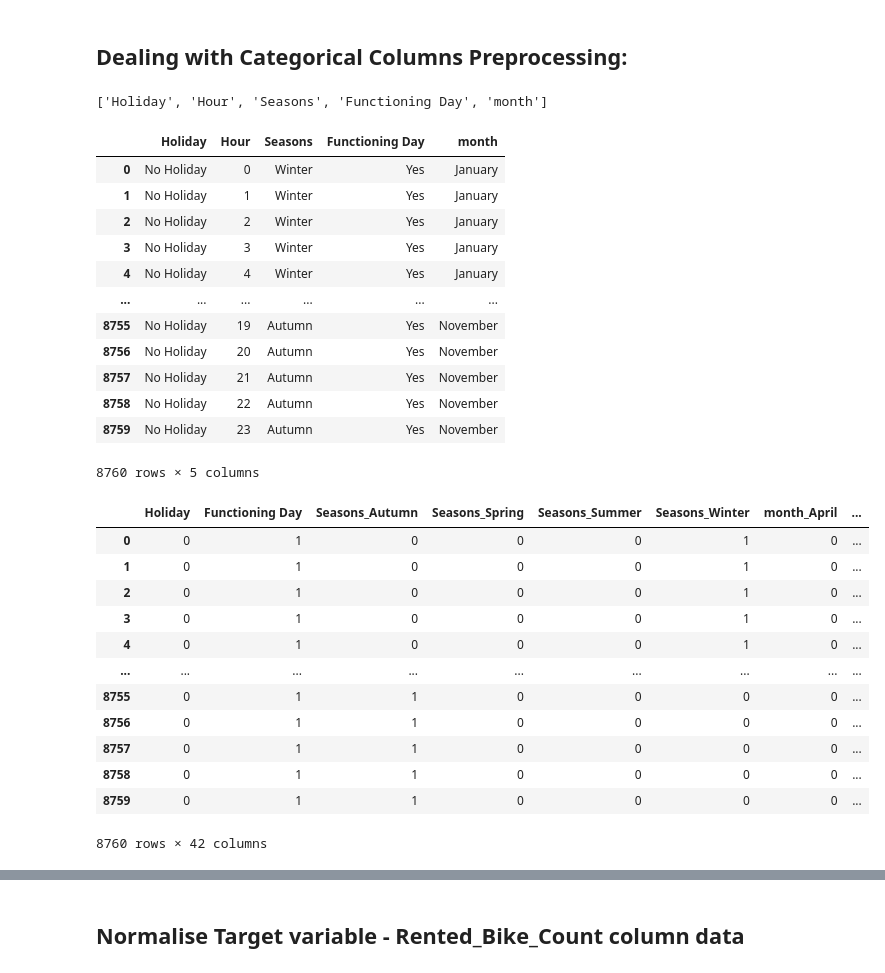
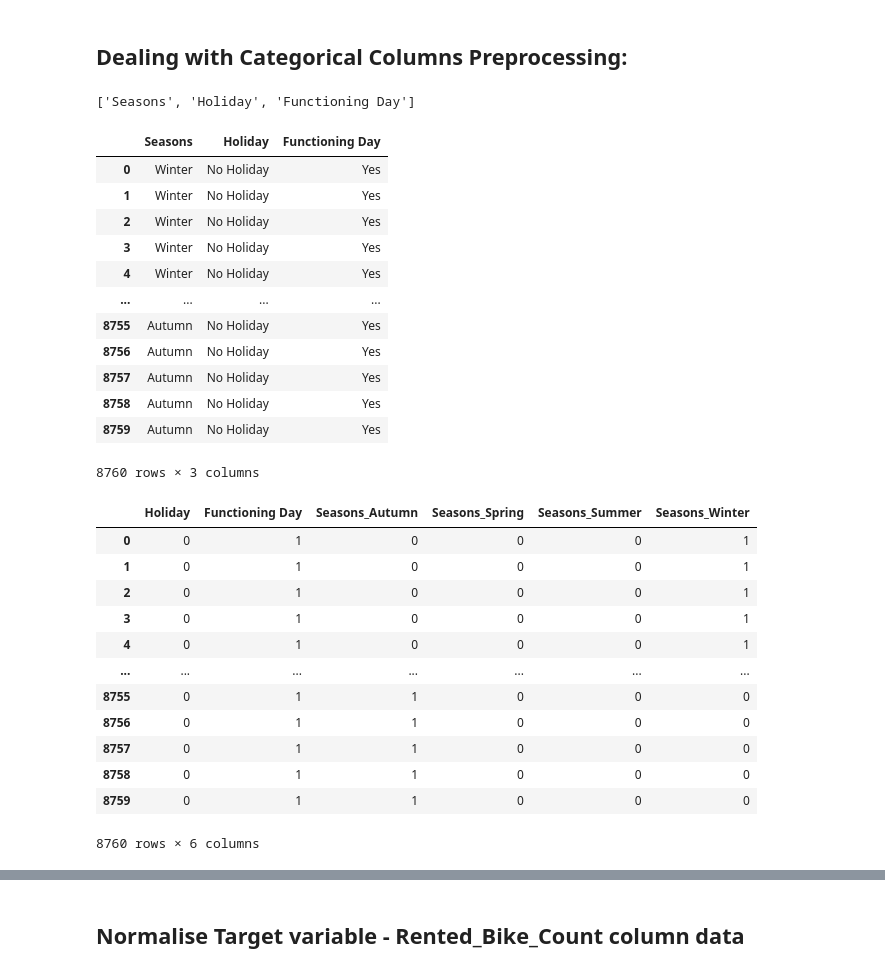
Before and after one commit to Rajakumaran-S/Seoul_Bike_Sharing_Demand_Prediction-_Capstone_Project-II, a Jupyter notebook: Raja_Bike_Sharing_Demand_Prediction_Capstone_Project_II.ipynb, the cells around one changed output, grey strips where cells are left out. Drawn from its saved outputs; the diff is of its cells as text; code cells hidden in the pictures.

```diff
--- a/Raja_Bike_Sharing_Demand_Prediction_Capstone_Project_II.ipynb
+++ b/Raja_Bike_Sharing_Demand_Prediction_Capstone_Project_II.ipynb
@@ -203,11 +199,11 @@ df["year"] = df['Date'].map(lambda x: x.year).astype('object')    # extract year
 # %%
 #creating a new column of "weekdays_weekend" and drop the column "Date","day","year"
 df['weekdays_weekend']=df['day_of_week'].apply(lambda x : 1 if x=='Saturday' or x=='Sunday' else 0 )
-df=df.drop(columns=['Date','year'],axis=1)
+df=df.drop(columns=['Date','year','month'],axis=1)
 # %%
 # convert Hour,month, column integer to Categorical
-df['Hour']=df['Hour'].astype('object')
-df['month']=df['month'].astype('object')
+# df['Hour']=df['Hour'].astype('object')
+# df['month']=df['month'].astype('object')
 df['weekdays_weekend']=df['weekdays_weekend'].astype('object')
 # %%
 # Finally Check Info of data:
@@ -478,25 +475,25 @@ num_col_df
 cat_col_list=list(set(df.describe(include=['object']).columns.to_list())-{'day_of_week','temp_range','weekdays_weekend'})
 cat_col_list
 # %% [output]
-['Holiday', 'Hour', 'Seasons', 'Functioning Day', 'month']
+['Seasons', 'Holiday', 'Functioning Day']
 # %%
 # Categorical Columns Dataset
 new_cat_col=df[cat_col_list]
 new_cat_col
 # %% [output]
-|  | Holiday | Hour | Seasons | Functioning Day | month |
-| 0 | No Holiday | 0 | Winter | Yes | January |
-| 1 | No Holiday | 1 | Winter | Yes | January |
-| 2 | No Holiday | 2 | Winter | Yes | January |
-| 3 | No Holiday | 3 | Winter | Yes | January |
-| 4 | No Holiday | 4 | Winter | Yes | January |
-| ... | ... | ... | ... | ... | ... |
-| 8755 | No Holiday | 19 | Autumn | Yes | November |
-| 8756 | No Holiday | 20 | Autumn | Yes | November |
-| 8757 | No Holiday | 21 | Autumn | Yes | November |
-| 8758 | No Holiday | 22 | Autumn | Yes | November |
-| 8759 | No Holiday | 23 | Autumn | Yes | November |
+|  | Seasons | Holiday | Functioning Day |
+| 0 | Winter | No Holiday | Yes |
+| 1 | Winter | No Holiday | Yes |
+| 2 | Winter | No Holiday | Yes |
+| 3 | Winter | No Holiday | Yes |
+| 4 | Winter | No Holiday | Yes |
+| ... | ... | ... | ... |
+| 8755 | Autumn | No Holiday | Yes |
+| 8756 | Autumn | No Holiday | Yes |
+| 8757 | Autumn | No Holiday | Yes |
+| 8758 | Autumn | No Holiday | Yes |
+| 8759 | Autumn | No Holiday | Yes |
-8760 rows × 5 columns
+8760 rows × 3 columns
 # %%
 # Data encoding with Numerical Value
 encoders_nums = {"Holiday":{"Holiday":1,"No Holiday":0},
@@ -505,22 +502,22 @@ encoders_nums = {"Holiday":{"Holiday":1,"No Holiday":0},
 new_cat_col = new_cat_col.replace(encoders_nums)
 # %%
 # Hot Encoding remainging Categorical Feature:
-cat_col_df= pd.get_dummies(new_cat_col, columns=["Seasons",'month','Hour'])
+cat_col_df= pd.get_dummies(new_cat_col, columns=["Seasons"])
 cat_col_df
 # %% [output]
-|  | Holiday | Functioning Day | Seasons_Autumn | Seasons_Spring | Seasons_Summer | Seasons_Winter | month_April | ... |
-| 0 | 0 | 1 | 0 | 0 | 0 | 1 | 0 | ... |
-| 1 | 0 | 1 | 0 | 0 | 0 | 1 | 0 | ... |
-| 2 | 0 | 1 | 0 | 0 | 0 | 1 | 0 | ... |
-| 3 | 0 | 1 | 0 | 0 | 0 | 1 | 0 | ... |
-| 4 | 0 | 1 | 0 | 0 | 0 | 1 | 0 | ... |
-| ... | ... | ... | ... | ... | ... | ... | ... | ... |
-| 8755 | 0 | 1 | 1 | 0 | 0 | 0 | 0 | ... |
-| 8756 | 0 | 1 | 1 | 0 | 0 | 0 | 0 | ... |
-| 8757 | 0 | 1 | 1 | 0 | 0 | 0 | 0 | ... |
-| 8758 | 0 | 1 | 1 | 0 | 0 | 0 | 0 | ... |
-| 8759 | 0 | 1 | 1 | 0 | 0 | 0 | 0 | ... |
+|  | Holiday | Functioning Day | Seasons_Autumn | Seasons_Spring | Seasons_Summer | Seasons_Winter |
+| 0 | 0 | 1 | 0 | 0 | 0 | 1 |
+| 1 | 0 | 1 | 0 | 0 | 0 | 1 |
+| 2 | 0 | 1 | 0 | 0 | 0 | 1 |
+| 3 | 0 | 1 | 0 | 0 | 0 | 1 |
+| 4 | 0 | 1 | 0 | 0 | 0 | 1 |
+| ... | ... | ... | ... | ... | ... | ... |
+| 8755 | 0 | 1 | 1 | 0 | 0 | 0 |
+| 8756 | 0 | 1 | 1 | 0 | 0 | 0 |
+| 8757 | 0 | 1 | 1 | 0 | 0 | 0 |
+| 8758 | 0 | 1 | 1 | 0 | 0 | 0 |
+| 8759 | 0 | 1 | 1 | 0 | 0 | 0 |
-8760 rows × 42 columns
+8760 rows × 6 columns
 # %%
 #Join both Numerical and Categorical Columns Features in Final Dataset(independent variables)
 final_df=pd.concat((num_col_df,cat_col_df),axis=1)
```
Also changed, not shown: parts of 46 cells of this notebook.
